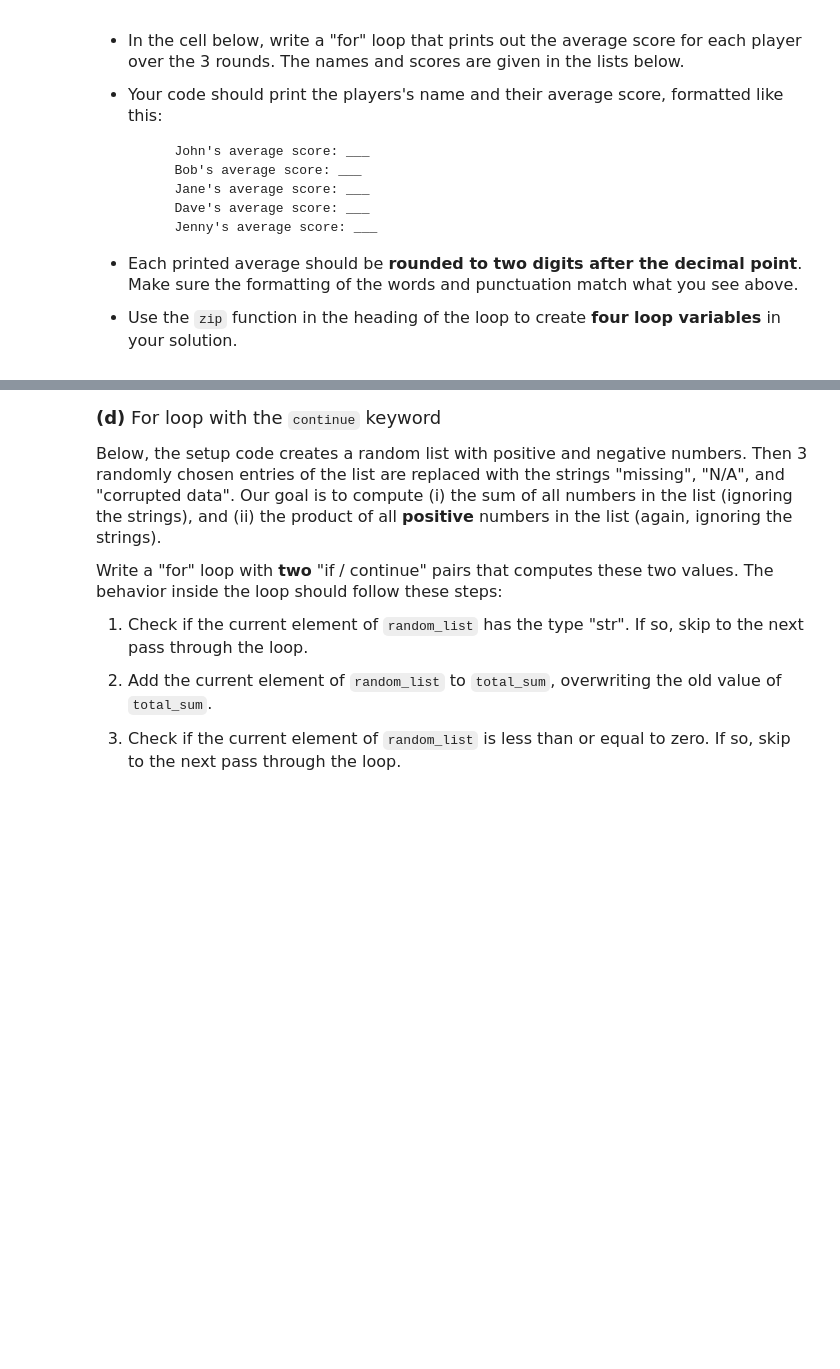
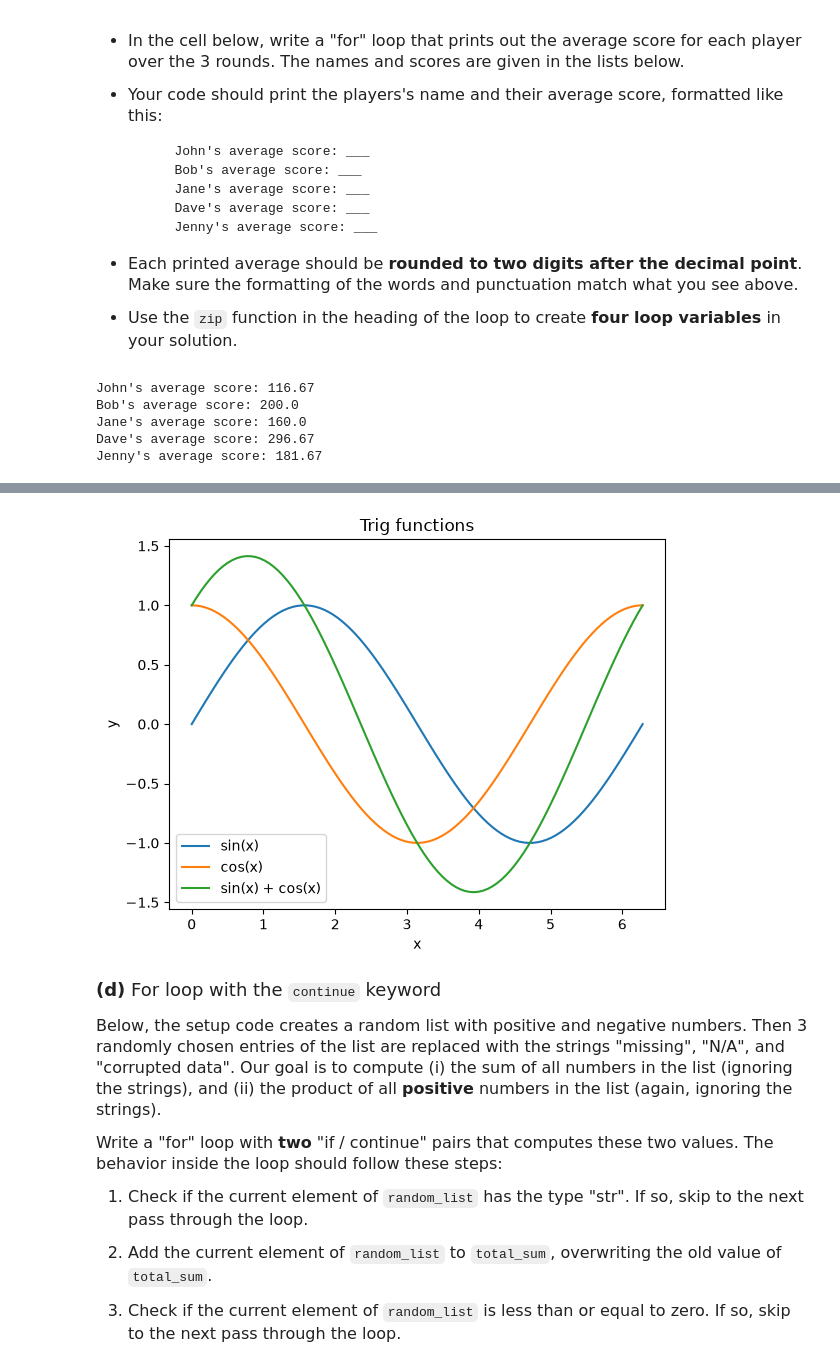
Before and after one commit to semicoloncolon/datasci151fall2026, a Jupyter notebook: _assignments/assignment_5/Assignment5.ipynb, the cells around one changed output, grey strips where cells are left out. Drawn from its saved outputs; the diff is of its cells as text; code cells hidden in the pictures; blank space fills up the shorter version.

```diff
--- a/_assignments/assignment_5/Assignment5.ipynb
+++ b/_assignments/assignment_5/Assignment5.ipynb
@@ -136,6 +155,15 @@ round3 = [130, 190, 170, 310, 175]
 
 
 # Your code here
+
+for player, s1, s2, s3 in zip(player_names, round1, round2, round3):
+    print(player + "'s average score: " + str(round(((s1 + s2 + s3) / 3), 2)))
+# %% [output]
+John's average score: 116.67
+Bob's average score: 200.0
+Jane's average score: 160.0
+Dave's average score: 296.67
+Jenny's average score: 181.67
 # %% [markdown]
 <font size = "4">
 
@@ -162,6 +190,27 @@ round3 = [130, 190, 170, 310, 175]
 <img src="figures/trig_functions.png" alt="drawing" width="350"/>
 # %%
 # Your code here
+#Import packages
+import numpy as np
+import matplotlib.pyplot as plt
+#Create x vector
+vec_x = np.linspace(0, 2* np.pi, 100)
+
+vec_y1 = np.sin(vec_x)
+vec_y2 = np.cos(vec_x)
+vec_y3 = np.sin(vec_x) + np.cos(vec_x)
+
+list_vectors = [vec_y1, vec_y2, vec_y3]
+
+for y in list_vectors:
+    plt.plot(vec_x, y)
+plt.title("Trig functions")
+plt.xlabel("x")
+plt.ylabel("y")
+plt.legend(["sin(x)", "cos(x)", "sin(x) + cos(x)"])
+plt.show()
+# %% [output]
+[figure, added]
 # %% [markdown]
 <font size = "4">
 
```
Also changed, not shown: parts of 6 cells of this notebook.
